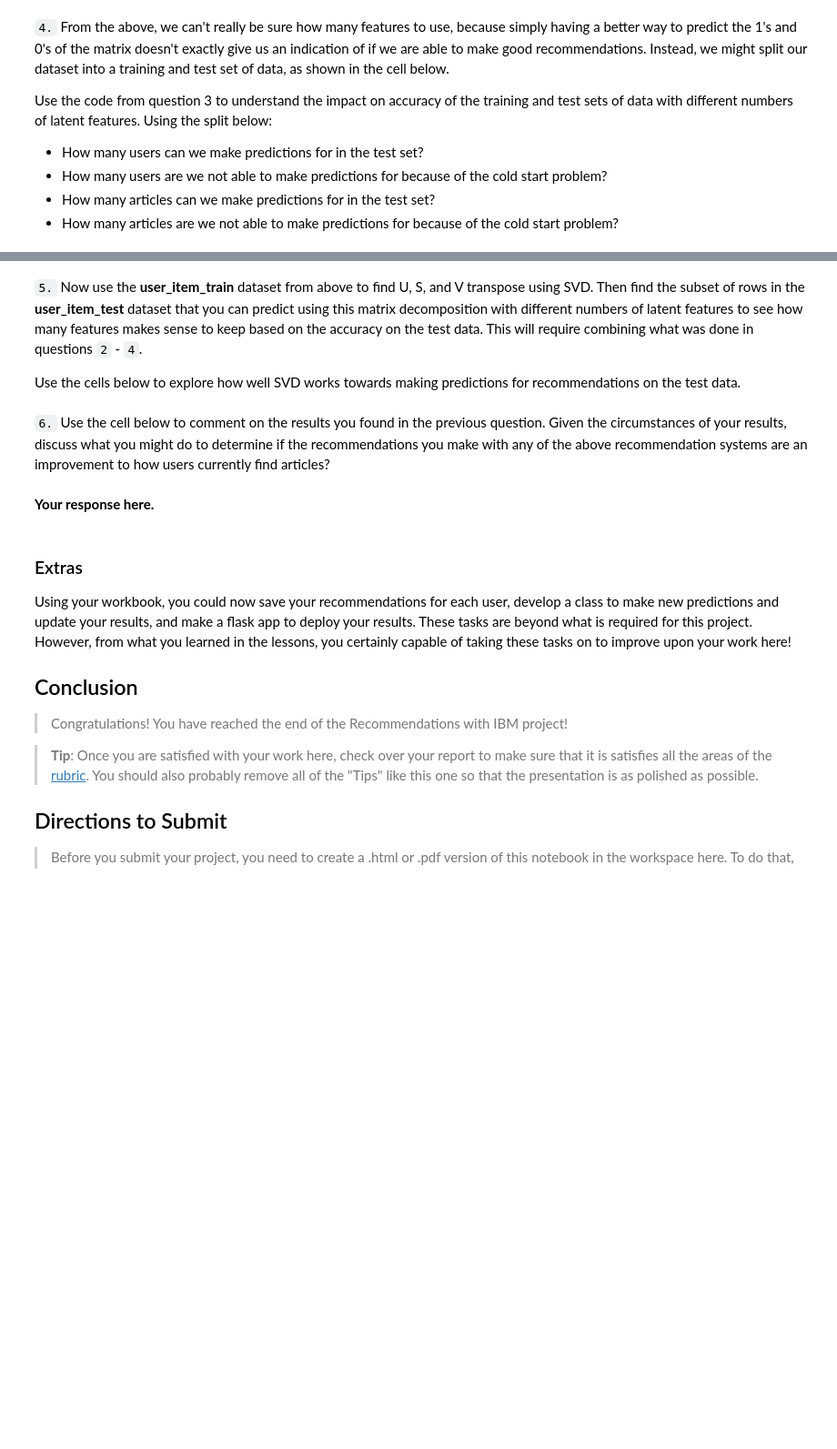
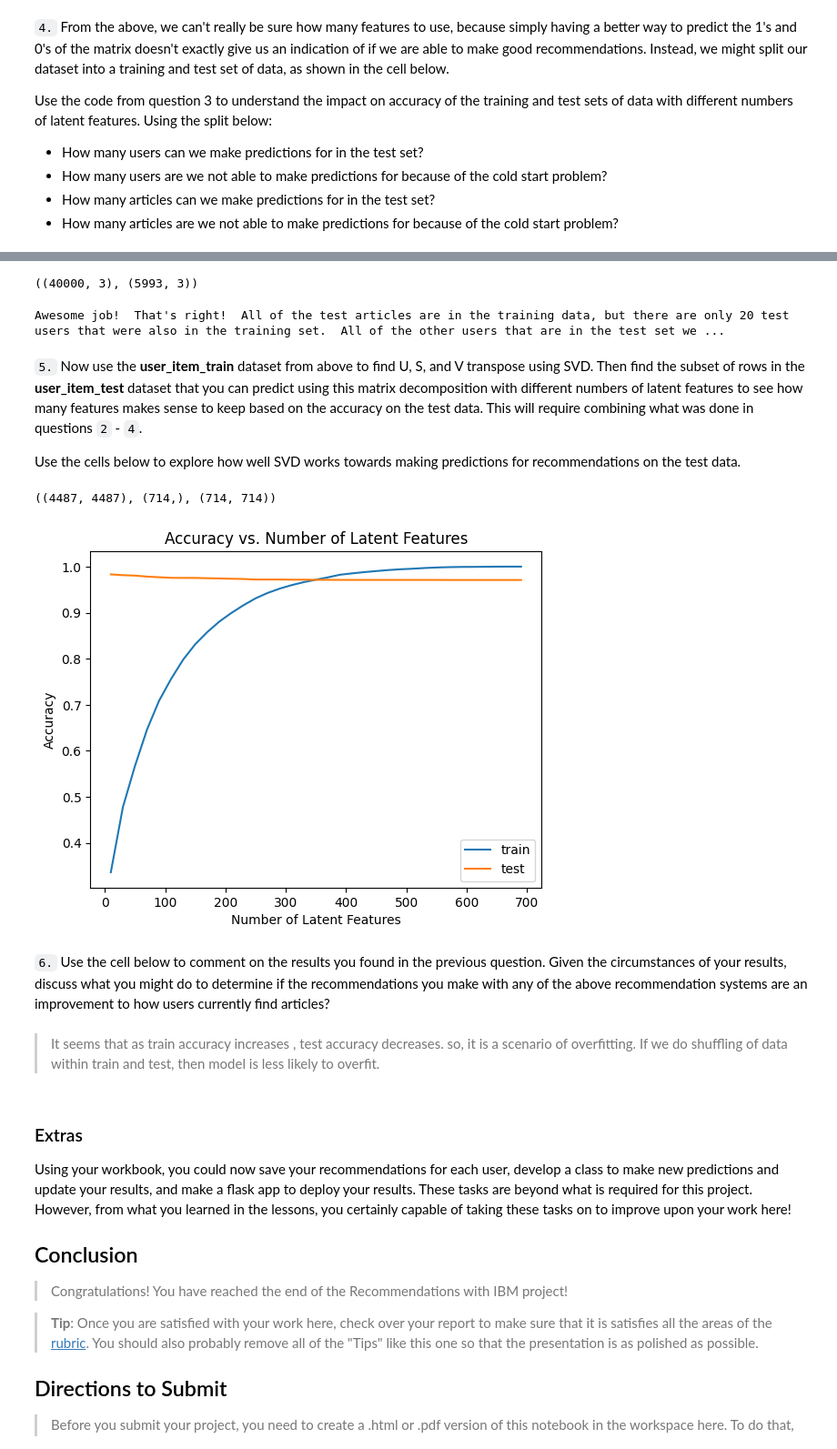
Before and after one commit to Riteshjj98/Recommendation-Engine, a Jupyter notebook: Recommendations_with_IBM.ipynb, the cells around one changed output, grey strips where cells are left out. Shown at 91% size. Drawn from its saved outputs; the diff is of its cells as text; code cells hidden in the pictures; blank space fills up the shorter version.

```diff
--- a/Recommendations_with_IBM.ipynb
+++ b/Recommendations_with_IBM.ipynb
@@ -885,8 +909,20 @@ def create_test_and_train_user_item(df_train, df_test):
     test_arts - all of the test article ids
 
     '''
-    # Your code here
+    # creating user_item_train matrix
+    user_item_train = create_user_item_matrix(df_train)
+
+    # creating user_item_test matrix
+    user_item_test = create_user_item_matrix(df_test)
+
+    # test user ids
+    test_idx = df_test.user_id.nunique()
+    # test article ids
+    test_arts = df_test.article_id.nunique()
 
     return user_item_train, user_item_test, test_idx, test_arts
 
 user_item_train, user_item_test, test_idx, test_arts = create_test_and_train_user_item(df_train, df_test)
+df_train.shape, df_test.shape
+# %% [output]
+((40000, 3), (5993, 3))
@@ -899,17 +949,23 @@ d = 0
 
 
 sol_4_dict = {
-    'How many users can we make predictions for in the test set?': # letter here,
-    'How many users in the test set are we not able to make predictions for because of the cold start problem?': # letter here,
-    'How many articles can we make predictions for in the test set?': # letter here,
-    'How many articles in the test set are we not able to make predictions for because of the cold start problem?': # letter here
+    'How many users can we make predictions for in the test set?': c, # letter here,
+    'How many users in the test set are we not able to make predictions for because of the cold start problem?': a, # letter here,
+    'How many articles can we make predictions for in the test set?': b, # letter here,
+    'How many articles in the test set are we not able to make predictions for because of the cold start problem?': d# letter here
 }
 
 t.sol_4_test(sol_4_dict)
+# %% [output]
+Awesome job!  That's right!  All of the test articles are in the training data, but there are only 20 test users that were also in the training set.  All of the other users that are in the test set we ...
 # %% [markdown]
 `5.` Now use the **user_item_train** dataset from above to find U, S, and V transpose using SVD. Then find the subset of rows in the **user_item_test** dataset that you can predict using this matrix decomposition with different numbers of latent features to see how many features makes sense to keep based on the accuracy on the test data. This will require combining what was done in questions `2` - `4`.
 
 Use the cells below to explore how well SVD works towards making predictions for recommendations on the test data.
 # %%
-# fit SVD on the user_item_train matrix
-u_train, s_train, vt_train = # fit svd similar to above then use the cells below
+# Fit SVD on the user_item_train matrix
+u_train, s_train, vt_train = np.linalg.svd(user_item_train)
+
+u_train.shape, s_train.shape, vt_train.shape
+# %% [output]
+((4487, 4487), (714,), (714, 714))
@@ -919,7 +972,48 @@ u_train, s_train, vt_train = # fit svd similar to above then use the cells below
+# %%
+common_users = user_item_train.index.intersection(user_item_test.index)
+# common_users
+
+user_item_test_common =  user_item_test.loc[common_users]
+# %%
+sum_errs_train = []
+sum_errs_test = []
+sum_errs_all = []
+
+num_latent_feats = np.arange(10,700+10,20)
+for k in num_latent_feats:
+    # restructure with k latent features for train dataset
+    s_new_train, u_new_train, vt_new_train = np.diag(s_train[:k]), u_train[:,:k], vt_train[:k,:]
+
+    user_item_train_pred = np.around(np.dot(np.dot(u_new_train, s_new_train), vt_new_train))
+    user_item_test_pred = pd.DataFrame(user_item_train_pred, index=user_item_train.index).loc[common_users]
+
+    # compute error for each prediction to actual value
+    diffs_train = np.subtract(user_item_train, user_item_train_pred)
+    diffs_test = np.subtract(user_item_test_common, user_item_test_pred)
+
+    # total errors and keep track of them
+    # train
+    err_train = np.sum(np.sum(np.abs(diffs_train)))
+    sum_errs_train.append(err_train)
+    # test
+    err_test = np.sum(np.sum(np.abs(diffs_test)))
+    sum_errs_test.append(err_test)
+# %%
+# plt.figure(figsize=(10, 6))
+plt.plot(num_latent_feats, 1 - np.array(sum_errs_train)/df_train.shape[0], label='train');
+plt.plot(num_latent_feats, 1 - np.array(sum_errs_test)/df_test.shape[0], label='test');
+# plt.plot(num_latent_feats, 1 - np.array(sum_errs_test)/df.shape[0]);
+plt.xlabel('Number of Latent Features');
+plt.ylabel('Accuracy');
+plt.title('Accuracy vs. Number of Latent Features');
+plt.legend();
+plt.show()
+# %% [output]
+[figure, added]
 # %% [markdown]
 `6.` Use the cell below to comment on the results you found in the previous question. Given the circumstances of your results, discuss what you might do to determine if the recommendations you make with any of the above recommendation systems are an improvement to how users currently find articles?
-# %% [markdown]
-**Your response here.**
+# %% [markdown]
+>It seems that as train accuracy increases , test accuracy decreases. so, it is a scenario of overfitting. If we do shuffling of data within train and test, then model is less likely to overfit.
 # %% [markdown]
 <a id='conclusions'></a>
 ### Extras
```
Also changed, not shown: parts of 12 cells of this notebook.
